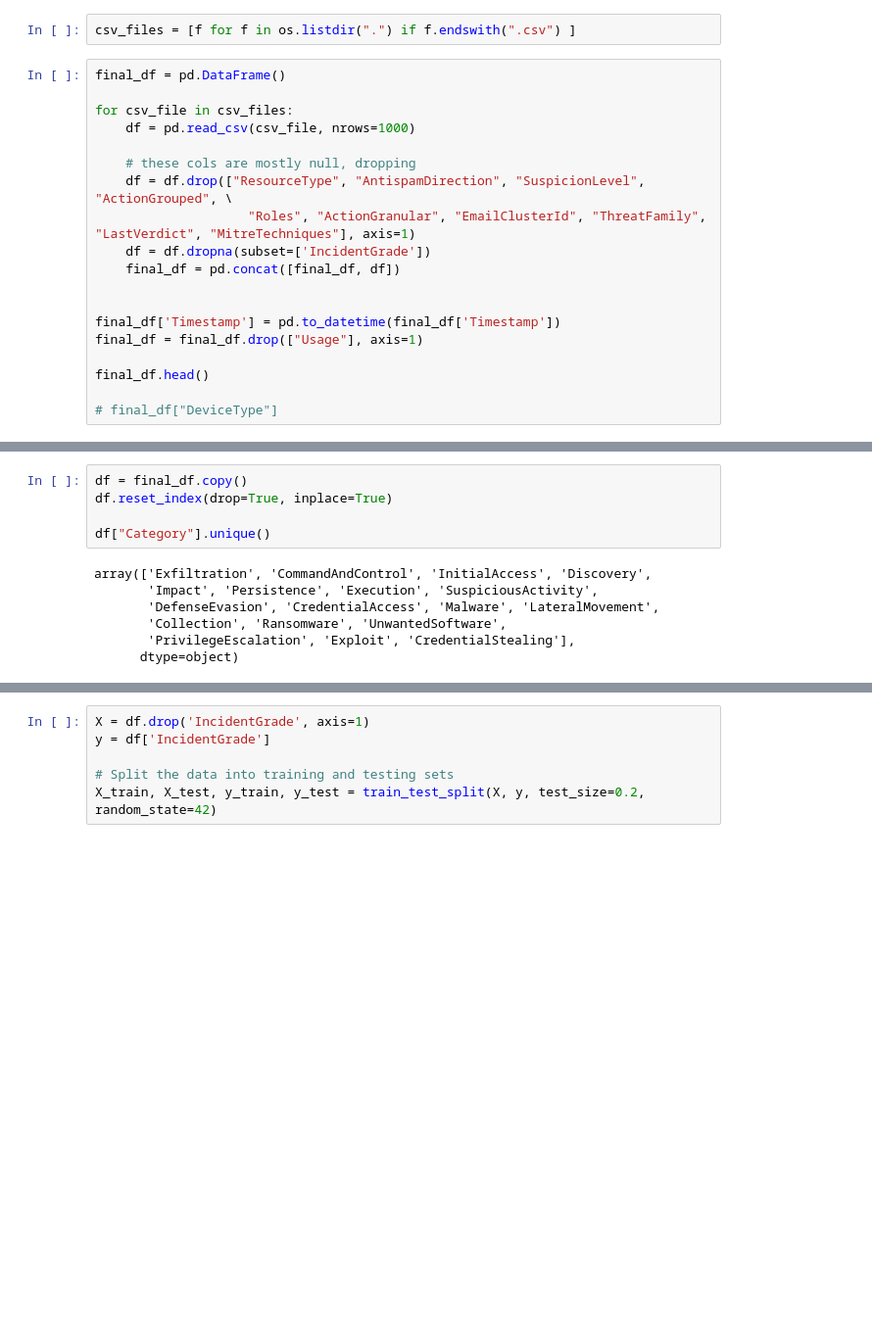
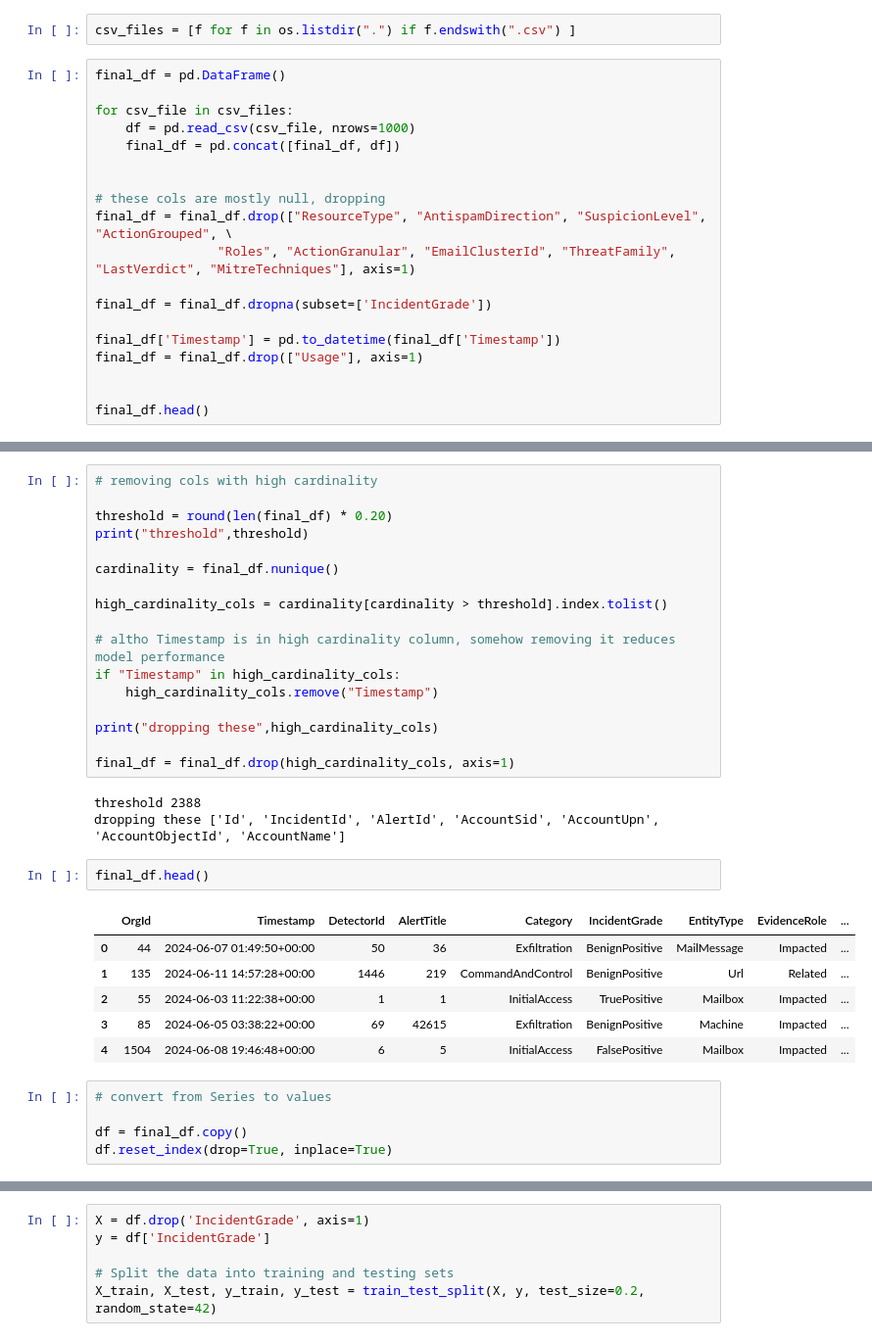
Before and after one commit to vijeth-ag/cyber-sec-analysis, a Jupyter notebook: cyber_sec_analysis.ipynb, the cells around one changed output, grey strips where cells are left out. Shown at 98% size. Drawn from its saved outputs; the diff is of its cells as text; blank space fills up the shorter version.

```diff
--- a/cyber_sec_analysis.ipynb
+++ b/cyber_sec_analysis.ipynb
@@ -23,20 +29,20 @@ final_df = pd.DataFrame()
 
 for csv_file in csv_files:
     df = pd.read_csv(csv_file, nrows=1000)
-
-    # these cols are mostly null, dropping
-    df = df.drop(["ResourceType", "AntispamDirection", "SuspicionLevel", "ActionGrouped", \
-                    "Roles", "ActionGranular", "EmailClusterId", "ThreatFamily", "LastVerdict", "MitreTechniques"], axis=1)
-    df = df.dropna(subset=['IncidentGrade'])
     final_df = pd.concat([final_df, df])
 
+
+# these cols are mostly null, dropping
+final_df = final_df.drop(["ResourceType", "AntispamDirection", "SuspicionLevel", "ActionGrouped", \
+                "Roles", "ActionGranular", "EmailClusterId", "ThreatFamily", "LastVerdict", "MitreTechniques"], axis=1)
+
+final_df = final_df.dropna(subset=['IncidentGrade'])
 
 final_df['Timestamp'] = pd.to_datetime(final_df['Timestamp'])
 final_df = final_df.drop(["Usage"], axis=1)
 
+
 final_df.head()
-
-# final_df["DeviceType"]
 # %% [output]
 |  | Id | OrgId | IncidentId | AlertId | Timestamp | DetectorId | AlertTitle | Category | IncidentGrade | ... |
 | 0 | 8589935897 | 44 | 19153 | 14081 | 2024-06-07 01:49:50+00:00 | 50 | 36 | Exfiltration | BenignPositive | ... |
@@ -44,15 +50,37 @@ final_df.head()
 | 2 | 1554778164218 | 55 | 33344 | 51030 | 2024-06-03 11:22:38+00:00 | 1 | 1 | InitialAccess | TruePositive | ... |
 | 3 | 1571958033652 | 85 | 318386 | 290672 | 2024-06-05 03:38:22+00:00 | 69 | 42615 | Exfiltration | BenignPositive | ... |
 | 4 | 704374641744 | 1504 | 45056 | 362227 | 2024-06-08 19:46:48+00:00 | 6 | 5 | InitialAccess | FalsePositive | ... |
+# %%
+# removing cols with high cardinality
+
+threshold = round(len(final_df) * 0.20)
+print("threshold",threshold)
+
+cardinality = final_df.nunique()
+
+high_cardinality_cols = cardinality[cardinality > threshold].index.tolist()
+
+# altho Timestamp is in high cardinality column, somehow removing it reduces model performance
+if "Timestamp" in high_cardinality_cols:
+    high_cardinality_cols.remove("Timestamp")
+
+print("dropping these",high_cardinality_cols)
+
+final_df = final_df.drop(high_cardinality_cols, axis=1)
+# %% [output]
+threshold 2388
+dropping these ['Id', 'IncidentId', 'AlertId', 'AccountSid', 'AccountUpn', 'AccountObjectId', 'AccountName']
+# %%
+final_df.head()
+# %% [output]
+|  | OrgId | Timestamp | DetectorId | AlertTitle | Category | IncidentGrade | EntityType | EvidenceRole | ... |
+| 0 | 44 | 2024-06-07 01:49:50+00:00 | 50 | 36 | Exfiltration | BenignPositive | MailMessage | Impacted | ... |
+| 1 | 135 | 2024-06-11 14:57:28+00:00 | 1446 | 219 | CommandAndControl | BenignPositive | Url | Related | ... |
+| 2 | 55 | 2024-06-03 11:22:38+00:00 | 1 | 1 | InitialAccess | TruePositive | Mailbox | Impacted | ... |
+| 3 | 85 | 2024-06-05 03:38:22+00:00 | 69 | 42615 | Exfiltration | BenignPositive | Machine | Impacted | ... |
+| 4 | 1504 | 2024-06-08 19:46:48+00:00 | 6 | 5 | InitialAccess | FalsePositive | Mailbox | Impacted | ... |
 # %%
+# convert from Series to values
+
 df = final_df.copy()
 df.reset_index(drop=True, inplace=True)
-
-df["Category"].unique()
-# %% [output]
-array(['Exfiltration', 'CommandAndControl', 'InitialAccess', 'Discovery',
-       'Impact', 'Persistence', 'Execution', 'SuspiciousActivity',
-       'DefenseEvasion', 'CredentialAccess', 'Malware', 'LateralMovement',
-       'Collection', 'Ransomware', 'UnwantedSoftware',
-       'PrivilegeEscalation', 'Exploit', 'CredentialStealing'],
-      dtype=object)
```
Also changed, not shown: parts of 20 cells of this notebook.
